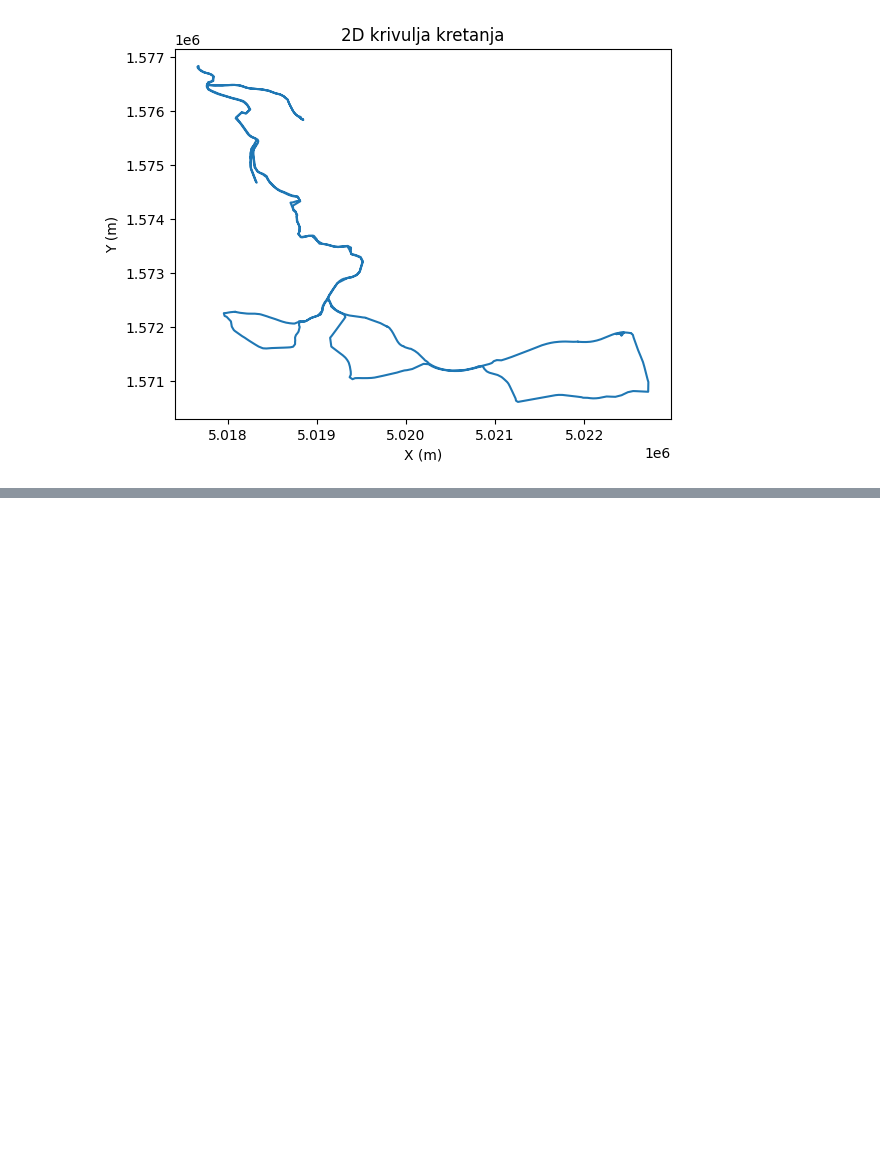
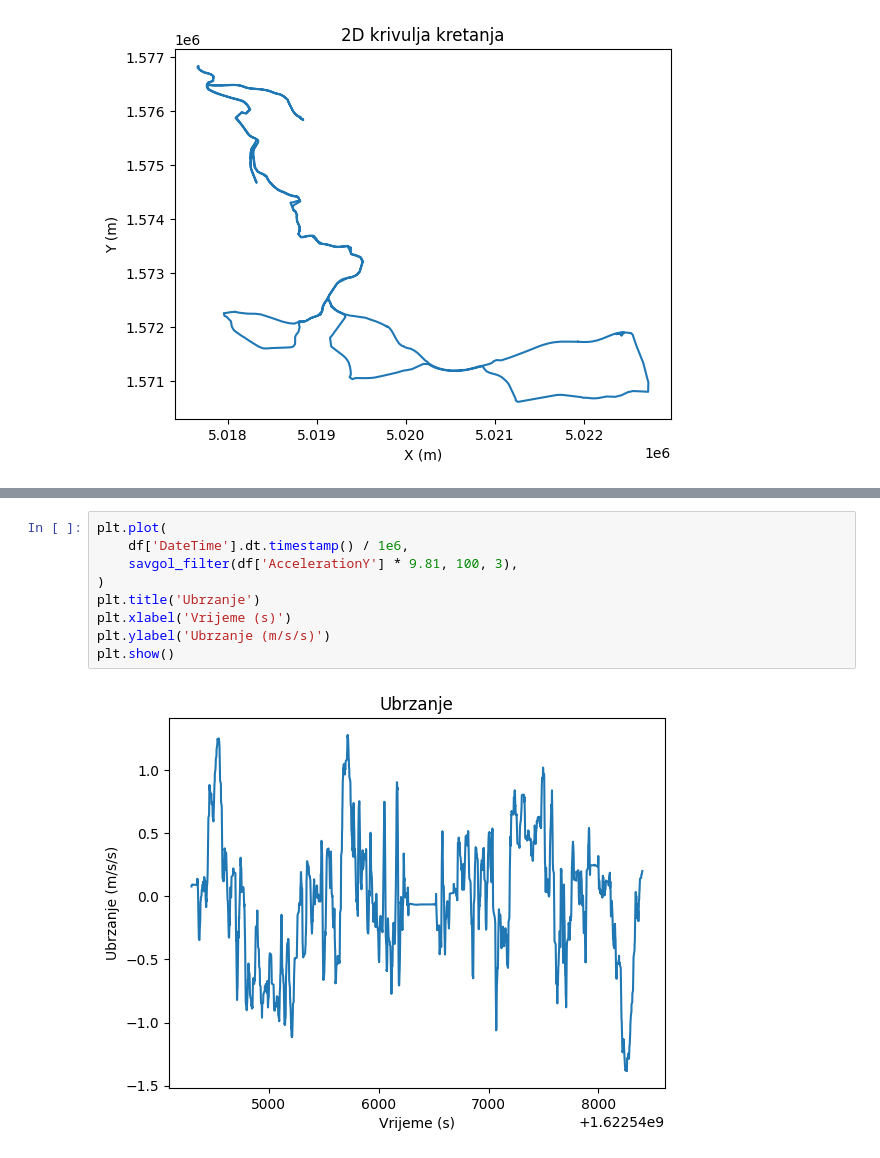
Before and after one commit to IvanDerdicDer/ele_lab_1, a Jupyter notebook: ehv_lab_1.ipynb, the cells around one changed output, grey strips where cells are left out. Cells and saved outputs as stored; diff of their text form; blank space fills up the shorter version.

```diff
--- a/ehv_lab_1.ipynb
+++ b/ehv_lab_1.ipynb
@@ -161,0 +149,11 @@ plt.show()
+# %%
+plt.plot(
+    df['DateTime'].dt.timestamp() / 1e6,
+    savgol_filter(df['AccelerationY'] * 9.81, 100, 3),
+)
+plt.title('Ubrzanje')
+plt.xlabel('Vrijeme (s)')
+plt.ylabel('Ubrzanje (m/s/s)')
+plt.show()
+# %% [output]
+[figure, added]
```
Also changed, not shown: parts of 48 cells of this notebook, 1 other file.
